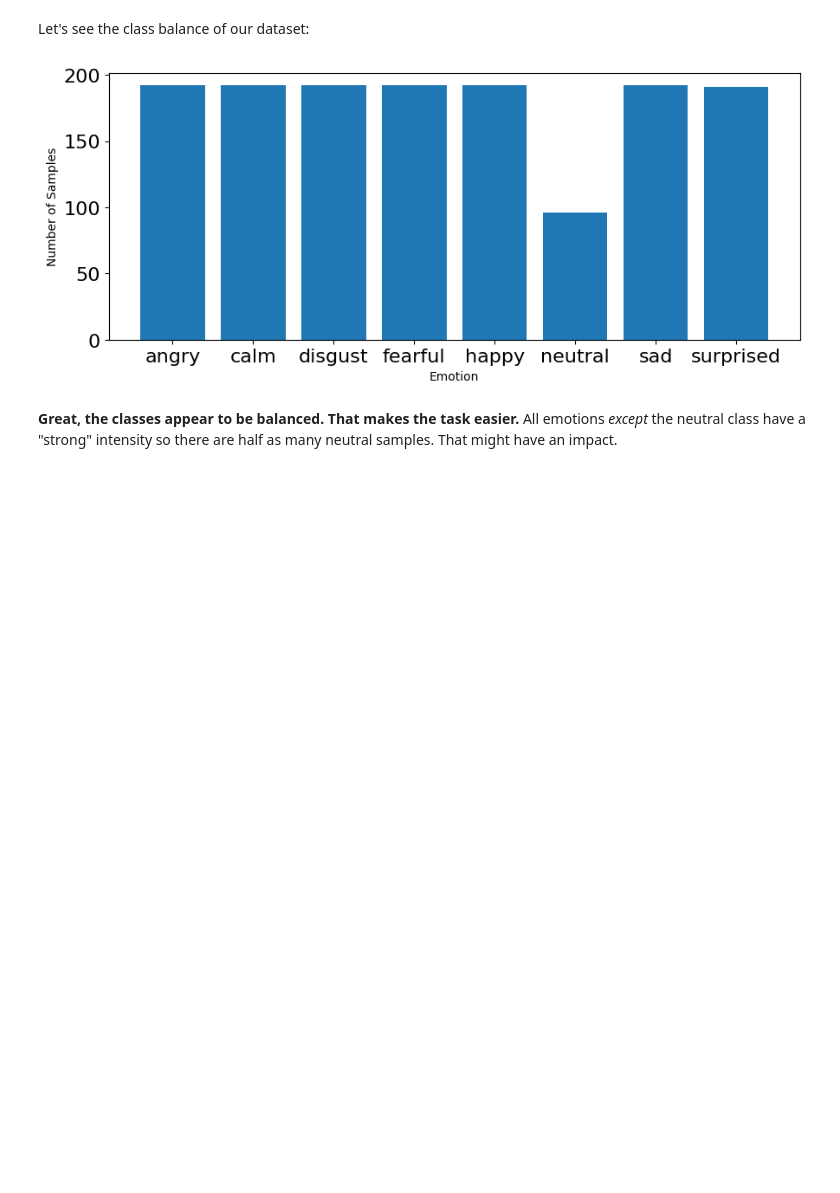
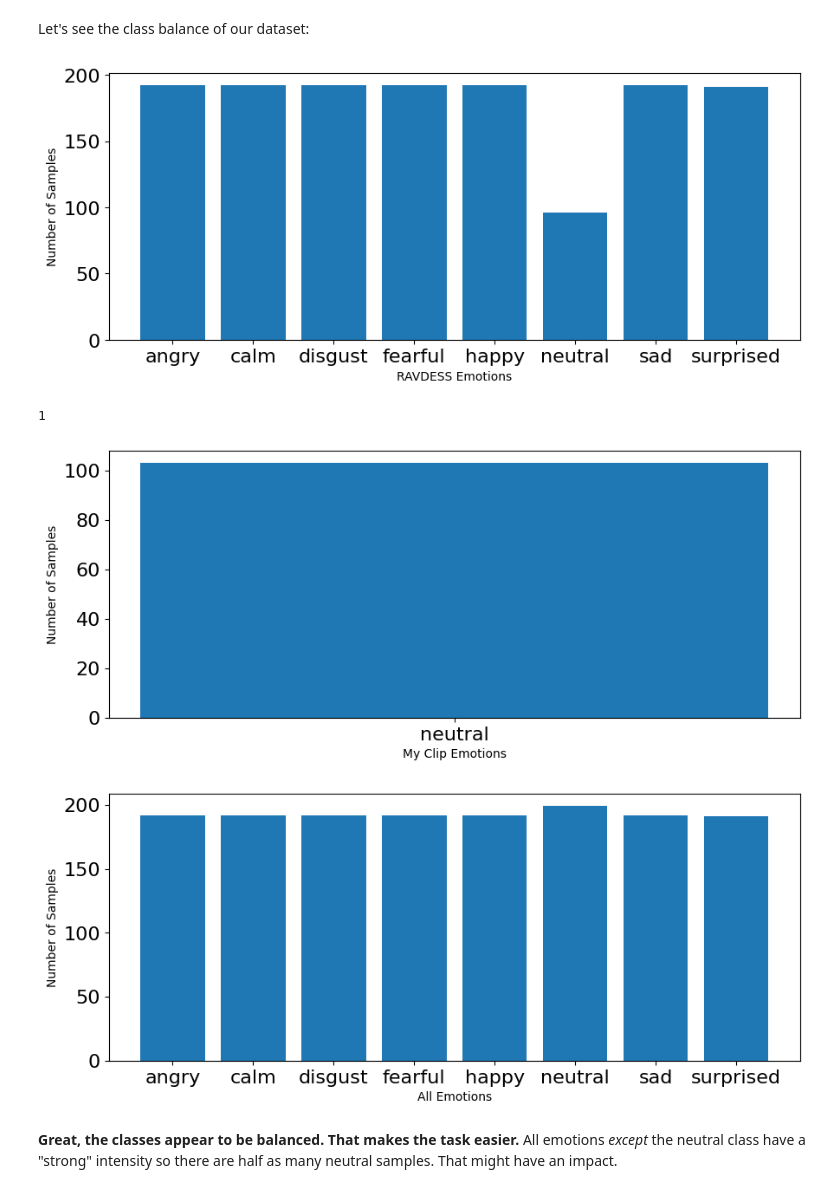
Before and after one commit to oliviasteeed/Week3-ClassicML, a Jupyter notebook: Week_3_MachineLearning.ipynb, the cells around one changed output. Saved outputs shown, nothing was run; the diff lists cells and outputs as text; code cells hidden in the pictures; blank space fills up the shorter version.

```diff
--- a/Week_3_MachineLearning.ipynb
+++ b/Week_3_MachineLearning.ipynb
@@ -277,19 +333,47 @@ AttributeError: 'numpy.ndarray' object has no attribute 'head'
 # %% [markdown]
 Let's see the class balance of our dataset:
 # %%
-# plot emotions
+# RAVDESS plot emotions
 plt.figure(figsize=(35,4))
 plt.subplot(1,3,1)
 #np.unique returns ordered list of unique elements and count of each element
 emotion_list, count = np.unique(emotions, return_counts=True)
 plt.bar(x=range(8), height=count)
 plt.xticks(ticks=range(8), labels = [emotion for emotion in emotion_list],fontsize=10)
-plt.xlabel('Emotion')
+plt.xlabel('RAVDESS Emotions')
 plt.tick_params(labelsize=16)
 plt.ylabel('Number of Samples')
 plt.show()
+
+# plot my clips emotions
+plt.figure(figsize=(35,4))
+plt.subplot(1,3,1)
+#np.unique returns ordered list of unique elements and count of each element
+emotion_list, count = np.unique(myemotions, return_counts=True)
+print(len(myemotion_list))
+plt.bar(x=range(1), height=count)
+plt.xticks(ticks=range(1), labels = [emotion for emotion in emotion_list],fontsize=10)
+plt.xlabel('My Clip Emotions')
+plt.tick_params(labelsize=16)
+plt.ylabel('Number of Samples')
+plt.show()
+
+# plot all clips emotions
+plt.figure(figsize=(35,4))
+plt.subplot(1,3,1)
+#np.unique returns ordered list of unique elements and count of each element
+emotion_list, count = np.unique(allemotions, return_counts=True)
+plt.bar(x=range(8), height=count)
+plt.xticks(ticks=range(8), labels = [emotion for emotion in emotion_list],fontsize=10)
+plt.xlabel('All Emotions')
+plt.tick_params(labelsize=16)
+plt.ylabel('Number of Samples')
+plt.show()
 # %% [output]
-[figure, old version]
+[figure, new version]
+1
+[figure, added]
+[figure, added]
 # %% [markdown]
 **Great, the classes appear to be balanced. That makes the task easier.** All emotions _except_ the neutral class have a "strong" intensity so there are half as many neutral samples. That might have an impact.
 # %% [markdown]
```
Also changed, not shown: parts of 13 cells of this notebook.
